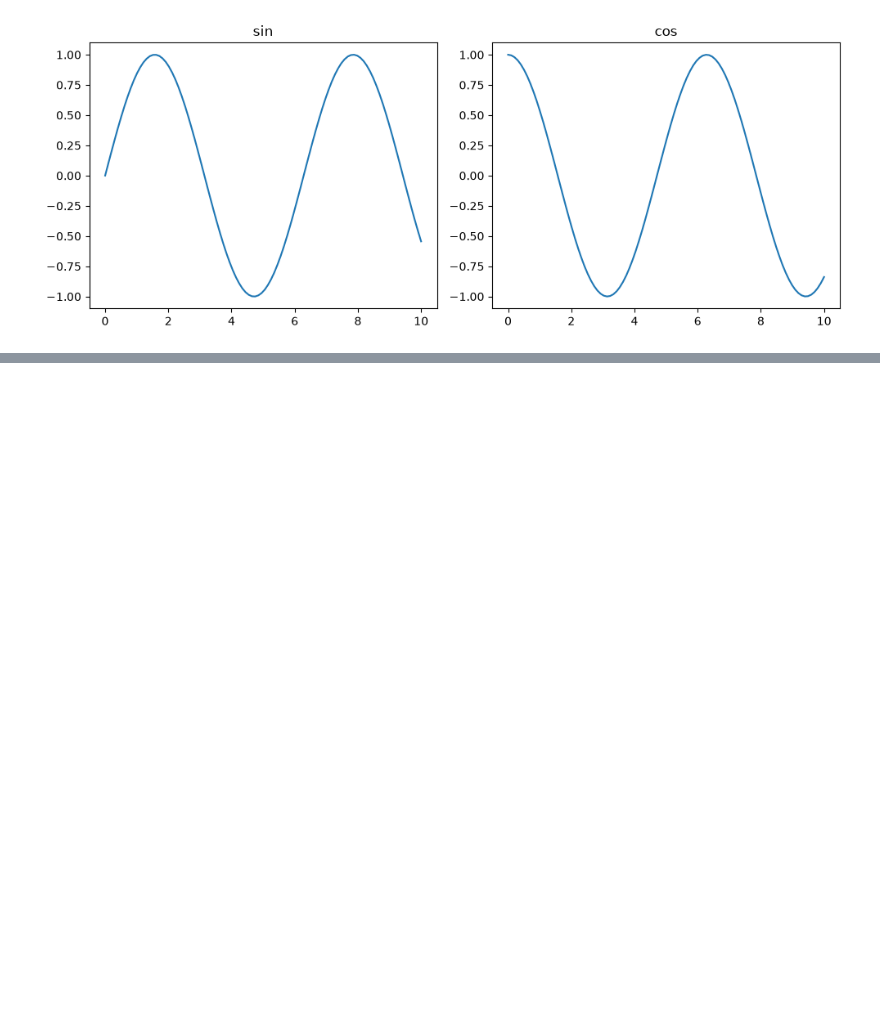
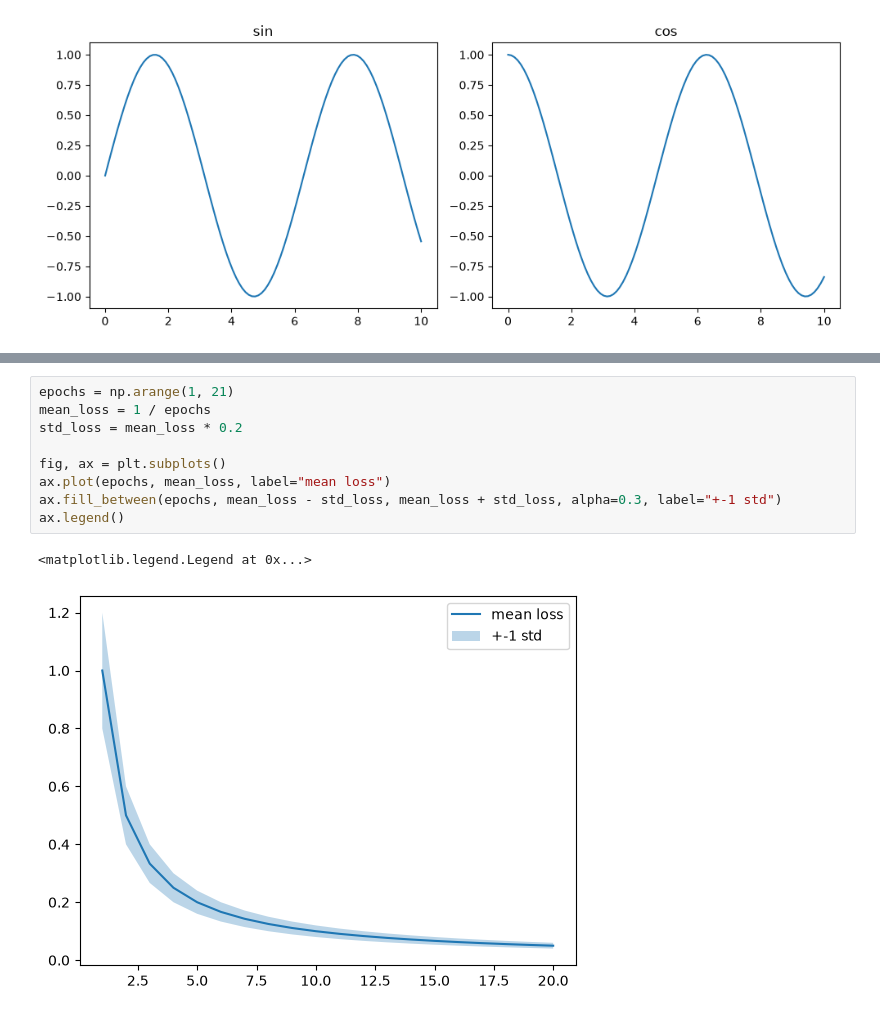
Before and after one commit to Kacperxk/kacper-ml-journey, a Jupyter notebook: notebooks/matplotlib_practice.ipynb, the cells around one changed output, grey strips where cells are left out. Cells and saved outputs as stored; diff of their text form; blank space fills up the shorter version.

```diff
--- a/notebooks/matplotlib_practice.ipynb
+++ b/notebooks/matplotlib_practice.ipynb
@@ -70,0 +100,12 @@ fig.tight_layout()
+# %%
+epochs = np.arange(1, 21)
+mean_loss = 1 / epochs
+std_loss = mean_loss * 0.2
+
+fig, ax = plt.subplots()
+ax.plot(epochs, mean_loss, label="mean loss")
+ax.fill_between(epochs, mean_loss - std_loss, mean_loss + std_loss, alpha=0.3, label="+-1 std")
+ax.legend()
+# %% [output]
+<matplotlib.legend.Legend at 0x...>
+[figure, added]
```
Also changed, not shown: parts of 7 cells of this notebook.
